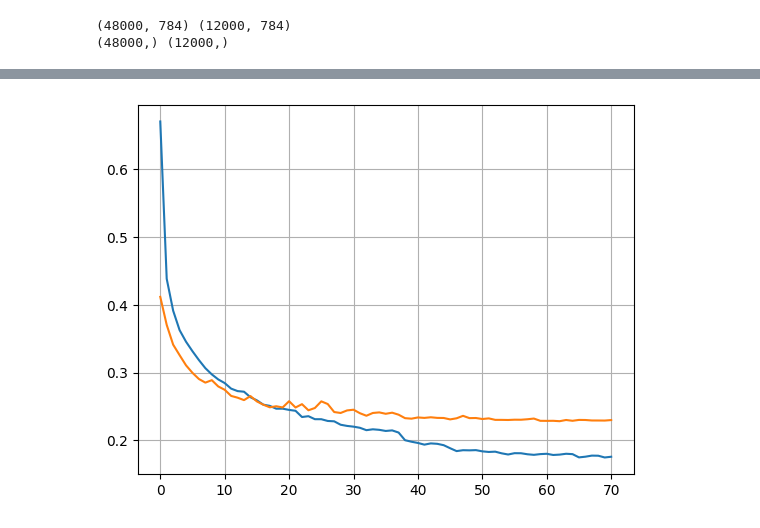
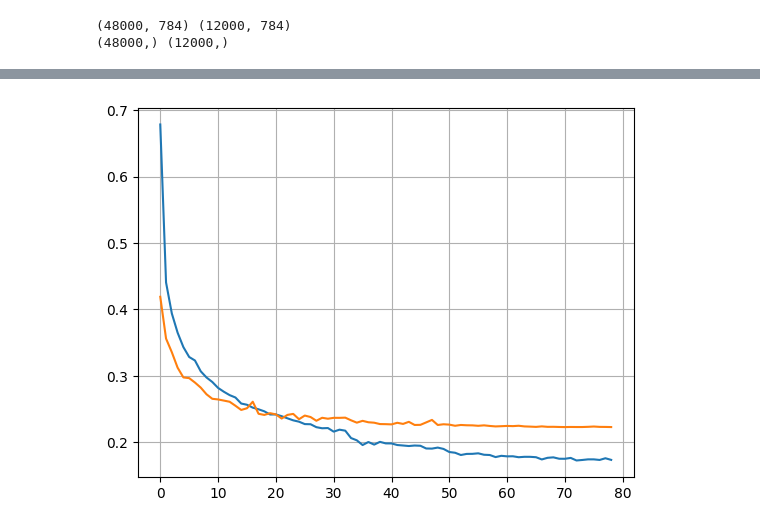
Before and after one commit to kuroshkarimi/Machine-Learning-and-Data-Analysis, a Jupyter notebook: Deep_Learning/Fashion_MNIST.ipynb, the cells around one changed output, grey strips where cells are left out. Saved outputs shown, nothing was run; the diff lists cells and outputs as text; code cells hidden in the pictures.

```diff
--- a/Deep_Learning/Fashion_MNIST.ipynb
+++ b/Deep_Learning/Fashion_MNIST.ipynb
@@ -78,4 +81,4 @@ from keras.optimizers import Adam
 from keras.callbacks import EarlyStopping, ModelCheckpoint, ReduceLROnPlateau
 from keras.layers import Conv2D, MaxPooling2D, SpatialDropout2D, Flatten
 # %%
-(X_TRAIN, y_train), (X_TEST, y_test) = fashion_mnist.load_data()
+(x_train_val, y_train_val), (x_test, y_test) = fashion_mnist.load_data()
@@ -347,0 +337,5 @@ Epoch 71/100
+# %%
+# Splitting the train-validation dataset into train and validation sets.
+
+x_train2, x_val2, y_train2, y_val2 = train_test_split(x_train_val, y_train_val, test_size = 0.2,
+                                                      stratify = y_train_val, random_state = 42)
@@ -347,0 +379,34 @@ Epoch 71/100
+# %%
+# Defining the callback metrics
+
+ES3 = EarlyStopping(
+    monitor = 'val_loss',
+    mode = 'min',
+    patience = 8,
+    restore_best_weights = True
+)
+
+MC3 = ModelCheckpoint(
+    'best_model2.keras',
+    monitor = 'val_loss',
+    mode = 'min',
+    save_best_only = True
+)
+
+LR3 = ReduceLROnPlateau(
+    monitor = 'val_loss',
+    mode = 'min',
+    patience = 5,
+    factor = 0.5
+)
+# %%
+# Fitting the model
+
+HISTORY3 = model3.fit(
+    x_train2, y_train2,
+    validation_data = (x_val2, y_val2),
+    epochs = 100,
+    batch_size = 128,
+    callbacks = [ES3, MC3, LR3],
+    verbose = 1
+)
@@ -348,6 +431,6 @@ Epoch 71/100
 # %%
-plt.plot(HISTORY2.history['loss'])
-plt.plot(HISTORY2.history['val_loss'])
+plt.plot(HISTORY3.history['loss'])
+plt.plot(HISTORY3.history['val_loss'])
 plt.grid()
 # %% [output]
-[figure, old version]
+[figure, new version]
```
Also changed, not shown: parts of 40 cells of this notebook.
